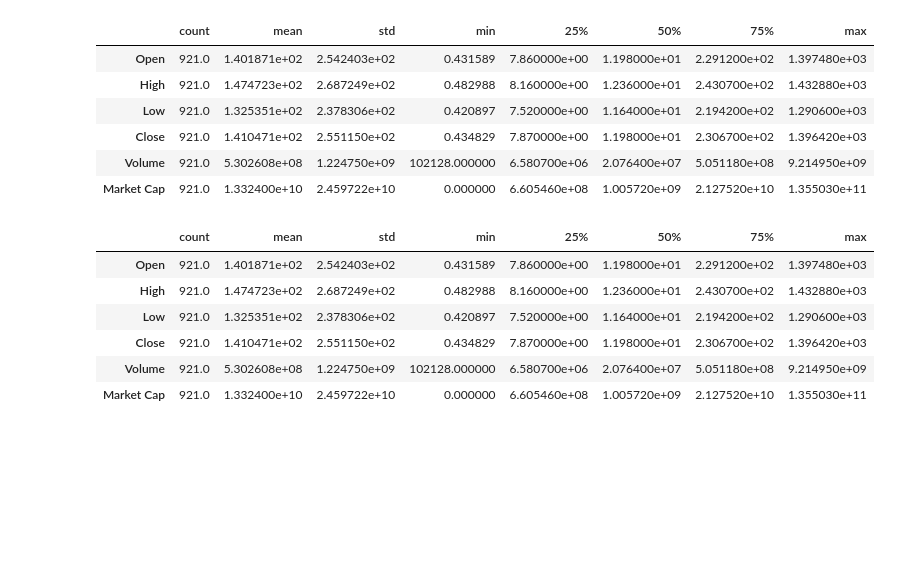
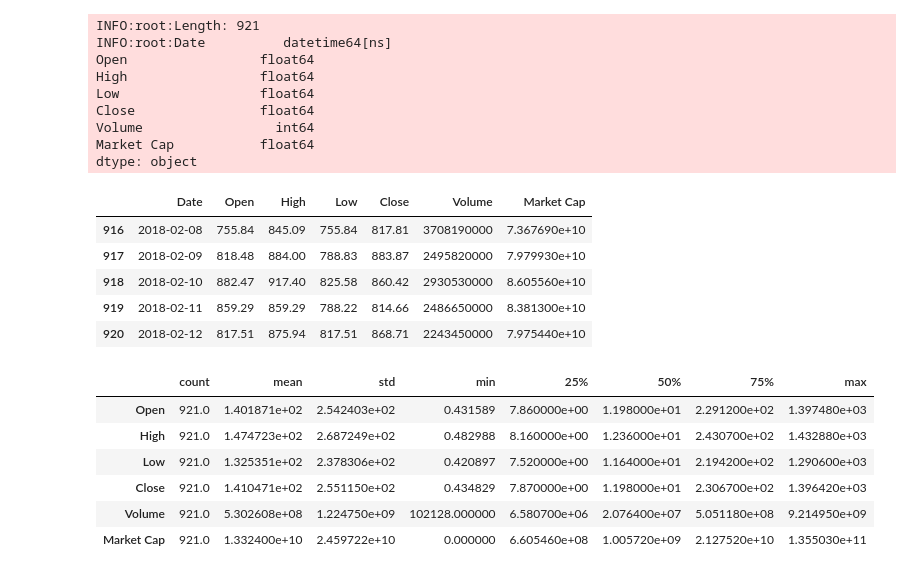
Before and after one commit to gfigueroa/cryptonalysis-server, a Jupyter notebook: jupyter/ethereum_analysis.ipynb, the cells around one changed output. Drawn from its saved outputs; the diff is of its cells as text; code cells hidden in the pictures; blank space fills up the shorter version.

```diff
--- a/analysis/ethereum_analysis.ipynb
+++ b/jupyter/ethereum_analysis.ipynb
@@ -15,35 +15,50 @@ LOGGING_LEVEL = logging.INFO
 logging.basicConfig(level=LOGGING_LEVEL)
 logger = logging.getLogger()
 
-historical_data_file = './analysis/ethereum_historical.csv'
+historical_data_file = './jupyter/ethereum_historical.csv'
 # %%
 # Historical data
 
-historical_df = pd.read_csv(historical_data_file, sep='\t', thousands=',')
 
-# Convert dates
-historical_df['Date'] = pd.to_datetime(historical_df['Date'])
-historical_df = historical_df.sort_values('Date').reset_index(drop=True)
+def get_historical_df(data_file):
+    df = pd.read_csv(data_file, sep='\t', thousands=',')
 
-# Remove '-'
-historical_df.loc[historical_df['Market Cap'] == '-', 'Market Cap'] = 0
+    # Convert dates
+    df['Date'] = pd.to_datetime(df['Date'])
+    df = df.sort_values('Date').reset_index(drop=True)
 
-# Convert to numeric
-historical_df['Market Cap'] = historical_df['Market Cap'].str.replace(',', '')
-historical_df['Market Cap'] = pd.to_numeric(historical_df['Market Cap'])
-historical_df = historical_df.fillna(0)
+    # Remove '-'
+    df.loc[df['Market Cap'] == '-', 'Market Cap'] = 0
 
-print "Length: {0}".format(len(historical_df))
-print historical_df.dtypes
+    # Convert to numeric
+    df['Market Cap'] = df['Market Cap'].str.replace(',', '')
+    df['Market Cap'] = pd.to_numeric(df['Market Cap'])
+    df = df.fillna(0)
+
+    logger.info("Length: {0}".format(len(df)))
+    logger.info(df.dtypes)
+
+    return df
+
+
+historical_df = get_historical_df(historical_data_file)
 historical_df.tail()
 # %% [output]
+INFO:root:Length: 921
+INFO:root:Date          datetime64[ns]
+Open                 float64
+High                 float64
+Low                  float64
+Close                float64
+Volume                 int64
+Market Cap           float64
+dtype: object
-|  | count | mean | std | min | 25% | 50% | 75% | max |
-| Open | 921.0 | 1.401871e+02 | 2.542403e+02 | 0.431589 | 7.860000e+00 | 1.198000e+01 | 2.291200e+02 | 1.397480e+03 |
-| High | 921.0 | 1.474723e+02 | 2.687249e+02 | 0.482988 | 8.160000e+00 | 1.236000e+01 | 2.430700e+02 | 1.432880e+03 |
-| Low | 921.0 | 1.325351e+02 | 2.378306e+02 | 0.420897 | 7.520000e+00 | 1.164000e+01 | 2.194200e+02 | 1.290600e+03 |
-| Close | 921.0 | 1.410471e+02 | 2.551150e+02 | 0.434829 | 7.870000e+00 | 1.198000e+01 | 2.306700e+02 | 1.396420e+03 |
-| Volume | 921.0 | 5.302608e+08 | 1.224750e+09 | 102128.000000 | 6.580700e+06 | 2.076400e+07 | 5.051180e+08 | 9.214950e+09 |
-| Market Cap | 921.0 | 1.332400e+10 | 2.459722e+10 | 0.000000 | 6.605460e+08 | 1.005720e+09 | 2.127520e+10 | 1.355030e+11 |
+|  | Date | Open | High | Low | Close | Volume | Market Cap |
+| 916 | 2018-02-08 | 755.84 | 845.09 | 755.84 | 817.81 | 3708190000 | 7.367690e+10 |
+| 917 | 2018-02-09 | 818.48 | 884.00 | 788.83 | 883.87 | 2495820000 | 7.979930e+10 |
+| 918 | 2018-02-10 | 882.47 | 917.40 | 825.58 | 860.42 | 2930530000 | 8.605560e+10 |
+| 919 | 2018-02-11 | 859.29 | 859.29 | 788.22 | 814.66 | 2486650000 | 8.381300e+10 |
+| 920 | 2018-02-12 | 817.51 | 875.94 | 817.51 | 868.71 | 2243450000 | 7.975440e+10 |
 # %%
 # Data summary
 
```
Also changed, not shown: parts of 11 cells of this notebook, 9 other files.
